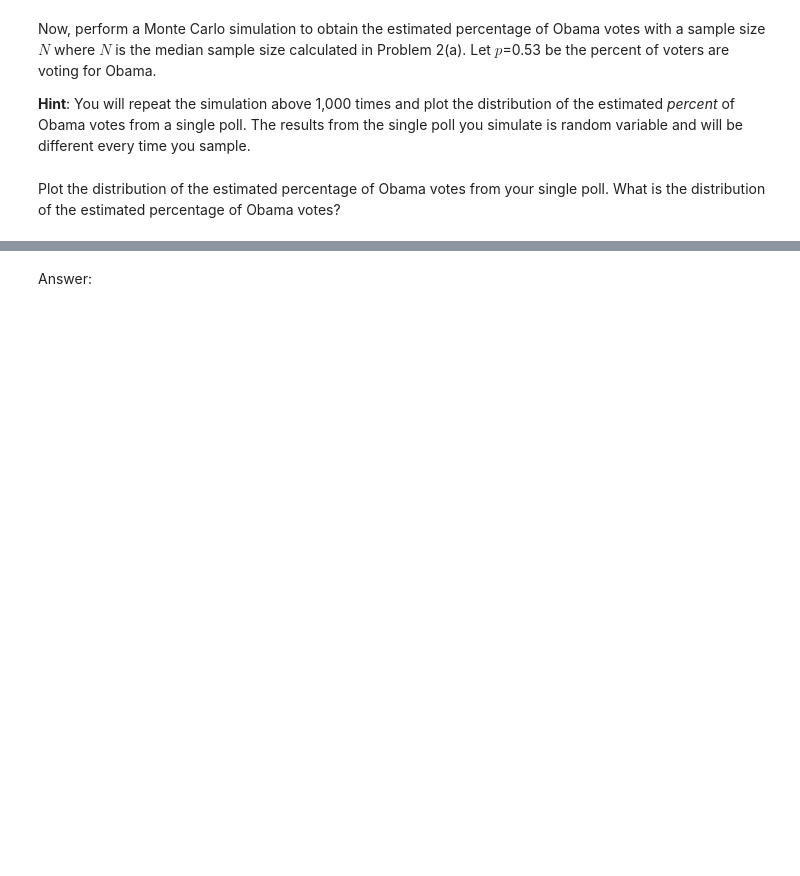
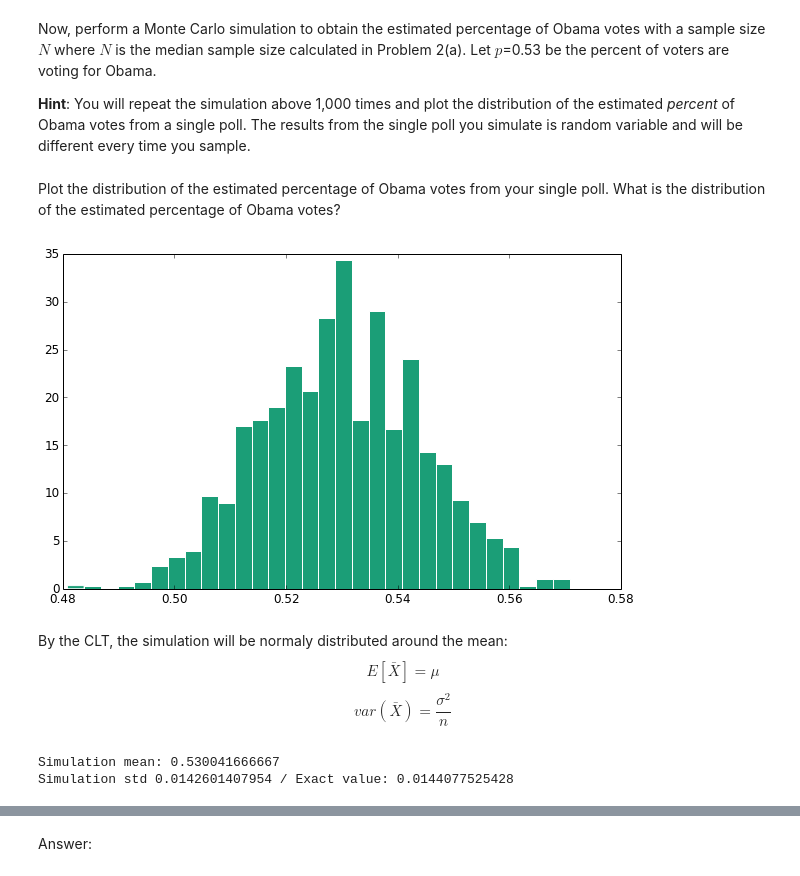
Before and after one commit to gaspaio/harvard-cs109-2014, a Jupyter notebook: homework-mine/HW2-mine.ipynb, the cells around one changed output, grey strips where cells are left out. Saved outputs shown, nothing was run; the diff lists cells and outputs as text; code cells hidden in the pictures; blank space fills up the shorter version.

```diff
--- a/homework-mine/HW2-mine.ipynb
+++ b/homework-mine/HW2-mine.ipynb
@@ -254,2 +248,9 @@ Read in the polls from the [2012 Presidential Election: Barack Obama vs Mitt Rom
+# %%
+f = StringIO(requests.get("http://elections.huffingtonpost.com/pollster/2012-general-election-romney-vs-obama.csv").content)
+election = pd.read_csv(f)
+
+election["Start Date"] = pd.to_datetime(election["Start Date"])
+election["End Date"] = pd.to_datetime(election["End Date"])
+election["Entry Date/Time (ET)"] = pd.to_datetime(election["Entry Date/Time (ET)"])
 # %% [markdown]
 Show the head of the `election` DataFrame.
@@ -263,0 +263,7 @@ How many polls were conducted in November? Define this number as M.
+# %%
+nov12_filter = election["Start Date"].apply(lambda x: x.month == 11 and x.year == 2012)
+nov12_polls = election[nov12_filter]
+nov12_polls.drop_duplicates('Pollster', inplace=True)
+
+M = len(nov12_polls)
+print M
@@ -269,0 +276,3 @@ What was the median of the number of observations in the November polls? Define
+# %%
+N = nov12_polls["Number of Observations"].median()
+print N
@@ -286,2 +298,11 @@ Now, perform a Monte Carlo simulation to obtain the estimated percentage of Obam
+# %%
+# We're doing 1000 simulations of N observations following
+# a binomial distribution with p=0.53 for obama
+# dividing by N gives the percent obama votes in each simulated poll
+nb_polls = 1000
+p = 0.53
+simulation = np.random.binomial(N, p, size=nb_polls) / N
+
+# This is the sample distribution of the sample mean : we compute the estimated mean p from 1000 sets of 'nb_polls' individual (bernoulli) samples.
 # %% [markdown]
 Plot the distribution of the estimated percentage of Obama votes from your single poll. What is the distribution of the estimated percentage of Obama votes?
@@ -289,0 +309,18 @@ Plot the distribution of the estimated percentage of Obama votes from your singl
+# %%
+plt.hist(simulation, bins=30, normed=True)
+plt.show()
+# %% [output]
+[figure, added]
+# %% [markdown]
+By the CLT, the simulation will be normaly distributed around the mean:
+$$ E[\bar{X}] = \mu $$
+$$ var(\bar{X}) = \frac{\sigma^2}{n} $$
+# %%
+print "Simulation mean: {}".format(np.mean(simulation))
+#N - number of samples of the mean votes (We do N samples of the mean from nb_poll sets)
+SE_p_theoretical = np.sqrt(p*(1-p)/N)
+SE_p_sample = np.std(simulation, ddof=1)
+print "Simulation std {} / Exact value: {}".format(SE_p_sample, SE_p_theoretical)
+# %% [output]
+Simulation mean: 0.530041666667
+Simulation std 0.0142601407954 / Exact value: 0.0144077525428
```
Also changed, not shown: parts of 44 cells of this notebook, 1 other file.
